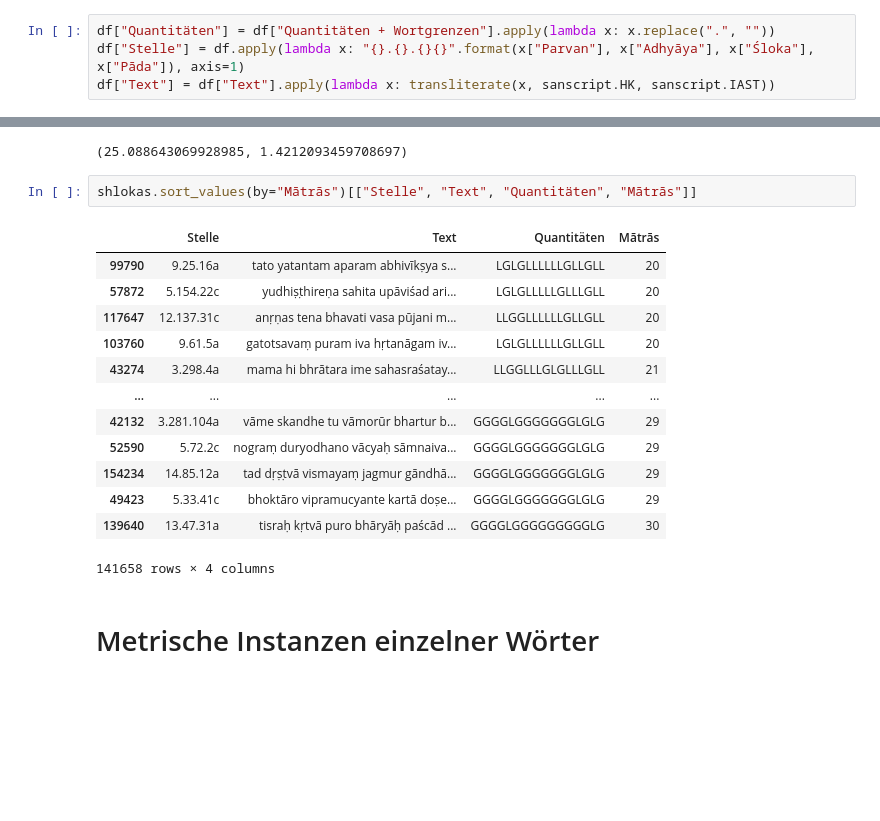
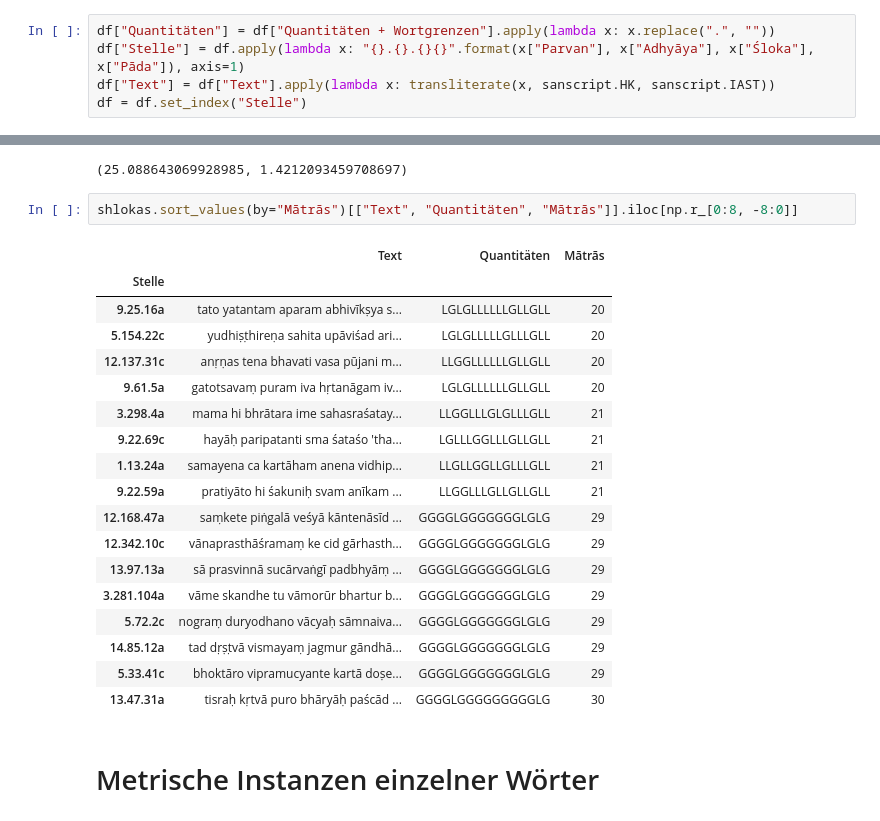
Before and after one commit to kmein/shloka, a Jupyter notebook: shloka-scansion/Shloka.ipynb, the cells around one changed output, grey strips where cells are left out. Saved outputs shown, nothing was run; the diff lists cells and outputs as text; blank space fills up the shorter version.

```diff
--- a/shloka-scansion/Shloka.ipynb
+++ b/shloka-scansion/Shloka.ipynb
@@ -40,6 +40,7 @@ df = pd.read_csv("shloka/mahabharata.csv").rename(columns={
 df["Quantitäten"] = df["Quantitäten + Wortgrenzen"].apply(lambda x: x.replace(".", ""))
 df["Stelle"] = df.apply(lambda x: "{}.{}.{}{}".format(x["Parvan"], x["Adhyāya"], x["Śloka"], x["Pāda"]), axis=1)
 df["Text"] = df["Text"].apply(lambda x: transliterate(x, sanscript.HK, sanscript.IAST))
+df = df.set_index("Stelle")
 # %%
 shlokas_all = df[(df["Art"] == "Verse") & (~df["Text"].str.contains(";"))]
 shlokas_all["Silbenzahl"] = shlokas_all["Quantitäten"].str.len()
@@ -544,21 +680,26 @@ shlokas["Mātrās"].mean(), shlokas["Mātrās"].std()
 # %% [output]
 (25.088643069928985, 1.4212093459708697)
 # %%
-shlokas.sort_values(by="Mātrās")[["Stelle", "Text", "Quantitäten", "Mātrās"]]
+shlokas.sort_values(by="Mātrās")[["Text", "Quantitäten", "Mātrās"]].iloc[np.r_[0:8, -8:0]]
 # %% [output]
-|  | Stelle | Text | Quantitäten | Mātrās |
-| 99790 | 9.25.16a | tato yatantam aparam abhivīkṣya s... | LGLGLLLLLLGLLGLL | 20 |
-| 57872 | 5.154.22c | yudhiṣṭhireṇa sahita upāviśad ari... | LGLGLLLLLGLLLGLL | 20 |
-| 117647 | 12.137.31c | anṛṇas tena bhavati vasa pūjani m... | LLGGLLLLLLGLLGLL | 20 |
-| 103760 | 9.61.5a | gatotsavaṃ puram iva hṛtanāgam iv... | LGLGLLLLLLGLLGLL | 20 |
-| 43274 | 3.298.4a | mama hi bhrātara ime sahasraśatay... | LLGGLLLGLGLLLGLL | 21 |
-| ... | ... | ... | ... | ... |
-| 42132 | 3.281.104a | vāme skandhe tu vāmorūr bhartur b... | GGGGLGGGGGGGLGLG | 29 |
-| 52590 | 5.72.2c | nograṃ duryodhano vācyaḥ sāmnaiva... | GGGGLGGGGGGGLGLG | 29 |
-| 154234 | 14.85.12a | tad dṛṣṭvā vismayaṃ jagmur gāndhā... | GGGGLGGGGGGGLGLG | 29 |
-| 49423 | 5.33.41c | bhoktāro vipramucyante kartā doṣe... | GGGGLGGGGGGGLGLG | 29 |
-| 139640 | 13.47.31a | tisraḥ kṛtvā puro bhāryāḥ paścād ... | GGGGLGGGGGGGGGLG | 30 |
+|  | Text | Quantitäten | Mātrās |
+| Stelle |  |  |  |
+| 9.25.16a | tato yatantam aparam abhivīkṣya s... | LGLGLLLLLLGLLGLL | 20 |
+| 5.154.22c | yudhiṣṭhireṇa sahita upāviśad ari... | LGLGLLLLLGLLLGLL | 20 |
+| 12.137.31c | anṛṇas tena bhavati vasa pūjani m... | LLGGLLLLLLGLLGLL | 20 |
+| 9.61.5a | gatotsavaṃ puram iva hṛtanāgam iv... | LGLGLLLLLLGLLGLL | 20 |
+| 3.298.4a | mama hi bhrātara ime sahasraśatay... | LLGGLLLGLGLLLGLL | 21 |
+| 9.22.69c | hayāḥ paripatanti sma śataśo 'tha... | LGLLLGGLLLGLLGLL | 21 |
+| 1.13.24a | samayena ca kartāham anena vidhip... | LLGLLGGLLGLLLGLL | 21 |
+| 9.22.59a | pratiyāto hi śakuniḥ svam anīkam ... | LLGGLLLGLLGLLGLL | 21 |
+| 12.168.47a | saṃkete piṅgalā veśyā kāntenāsīd ... | GGGGLGGGGGGGLGLG | 29 |
+| 12.342.10c | vānaprasthāśramaṃ ke cid gārhasth... | GGGGLGGGGGGGLGLG | 29 |
+| 13.97.13a | sā prasvinnā sucārvaṅgī padbhyāṃ ... | GGGGLGGGGGGGLGLG | 29 |
+| 3.281.104a | vāme skandhe tu vāmorūr bhartur b... | GGGGLGGGGGGGLGLG | 29 |
+| 5.72.2c | nograṃ duryodhano vācyaḥ sāmnaiva... | GGGGLGGGGGGGLGLG | 29 |
+| 14.85.12a | tad dṛṣṭvā vismayaṃ jagmur gāndhā... | GGGGLGGGGGGGLGLG | 29 |
+| 5.33.41c | bhoktāro vipramucyante kartā doṣe... | GGGGLGGGGGGGLGLG | 29 |
+| 13.47.31a | tisraḥ kṛtvā puro bhāryāḥ paścād ... | GGGGLGGGGGGGGGLG | 30 |
-141658 rows × 4 columns
 # %% [markdown]
 # Metrische Instanzen einzelner Wörter
 # %%
```
Also changed, not shown: parts of 34 cells of this notebook.
